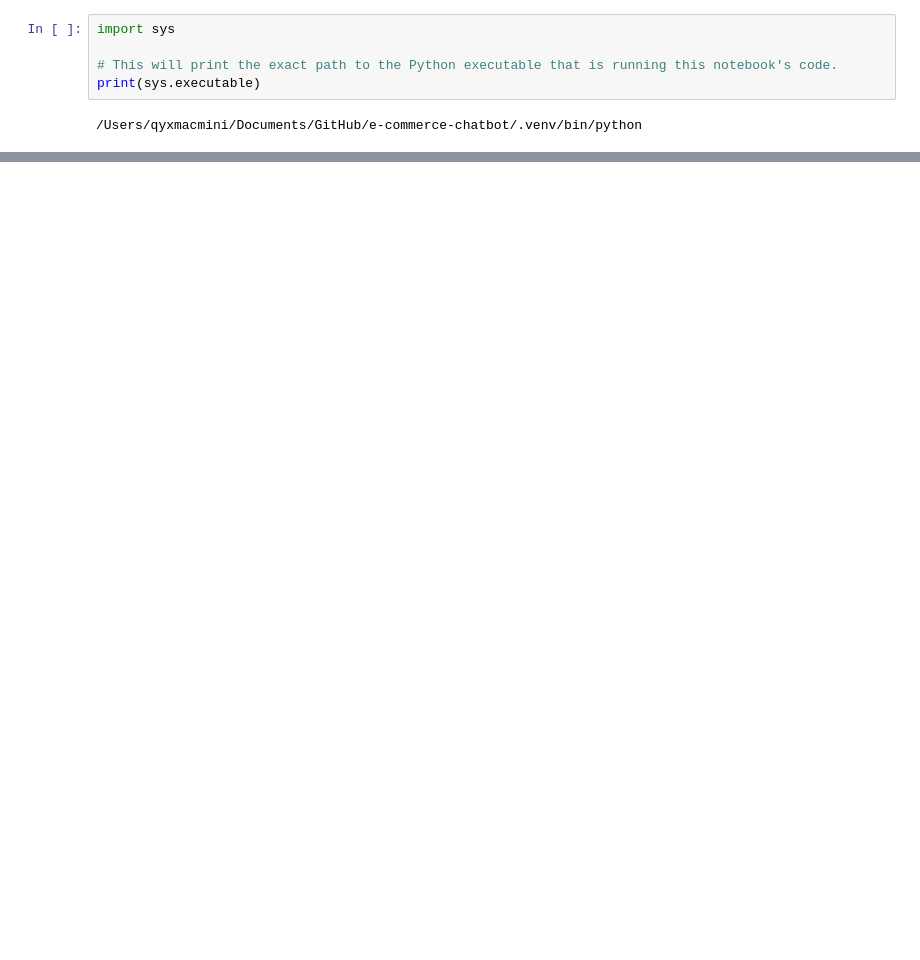
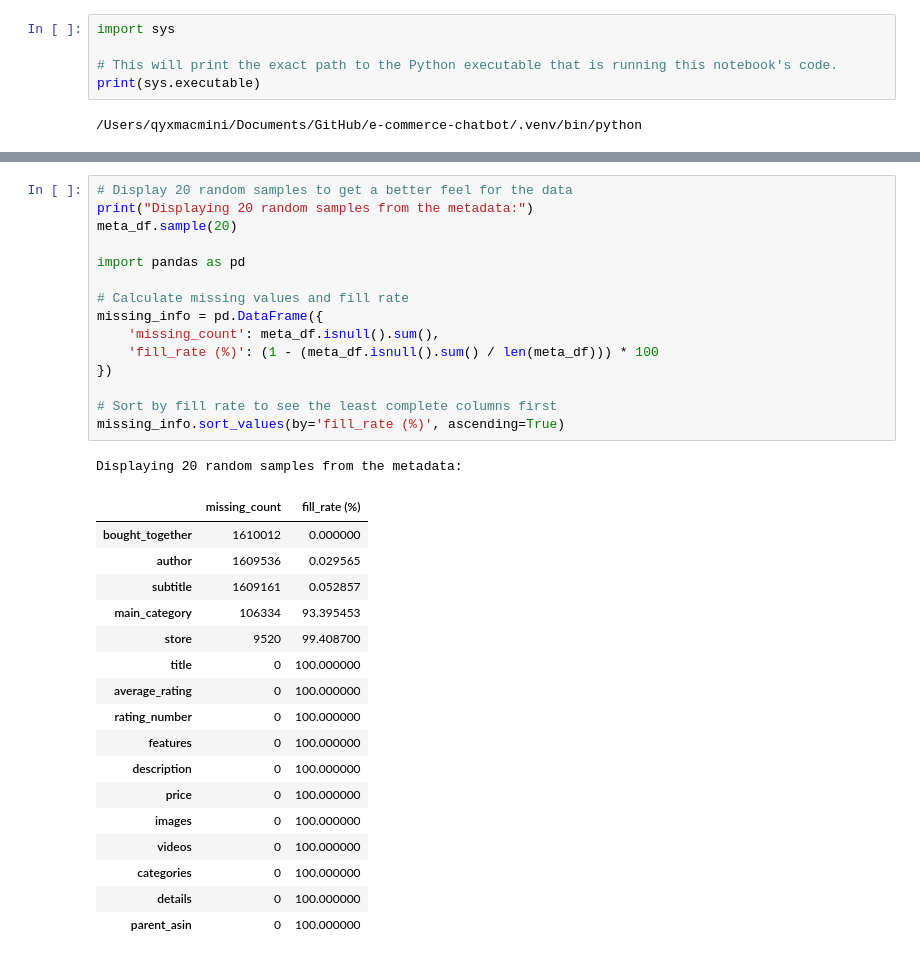
Before and after one commit to timothyq/E-commerce-chatbot, a Jupyter notebook: notebooks/1-data-exploration.ipynb, the cells around one changed output, grey strips where cells are left out. Cells and saved outputs as stored; diff of their text form; blank space fills up the shorter version.

```diff
--- a/notebooks/1-data-exploration.ipynb
+++ b/notebooks/1-data-exploration.ipynb
@@ -134,0 +95,34 @@ dtype: int64
+# %%
+# Display 20 random samples to get a better feel for the data
+print("Displaying 20 random samples from the metadata:")
+meta_df.sample(20)
+
+import pandas as pd
+
+# Calculate missing values and fill rate
+missing_info = pd.DataFrame({
+    'missing_count': meta_df.isnull().sum(),
+    'fill_rate (%)': (1 - (meta_df.isnull().sum() / len(meta_df))) * 100
+})
+
+# Sort by fill rate to see the least complete columns first
+missing_info.sort_values(by='fill_rate (%)', ascending=True)
+# %% [output]
+Displaying 20 random samples from the metadata:
+|  | missing_count | fill_rate (%) |
+| bought_together | 1610012 | 0.000000 |
+| author | 1609536 | 0.029565 |
+| subtitle | 1609161 | 0.052857 |
+| main_category | 106334 | 93.395453 |
+| store | 9520 | 99.408700 |
+| title | 0 | 100.000000 |
+| average_rating | 0 | 100.000000 |
+| rating_number | 0 | 100.000000 |
+| features | 0 | 100.000000 |
+| description | 0 | 100.000000 |
+| price | 0 | 100.000000 |
+| images | 0 | 100.000000 |
+| videos | 0 | 100.000000 |
+| categories | 0 | 100.000000 |
+| details | 0 | 100.000000 |
+| parent_asin | 0 | 100.000000 |
```
Also changed, not shown: parts of 12 cells of this notebook, 1 other file.
